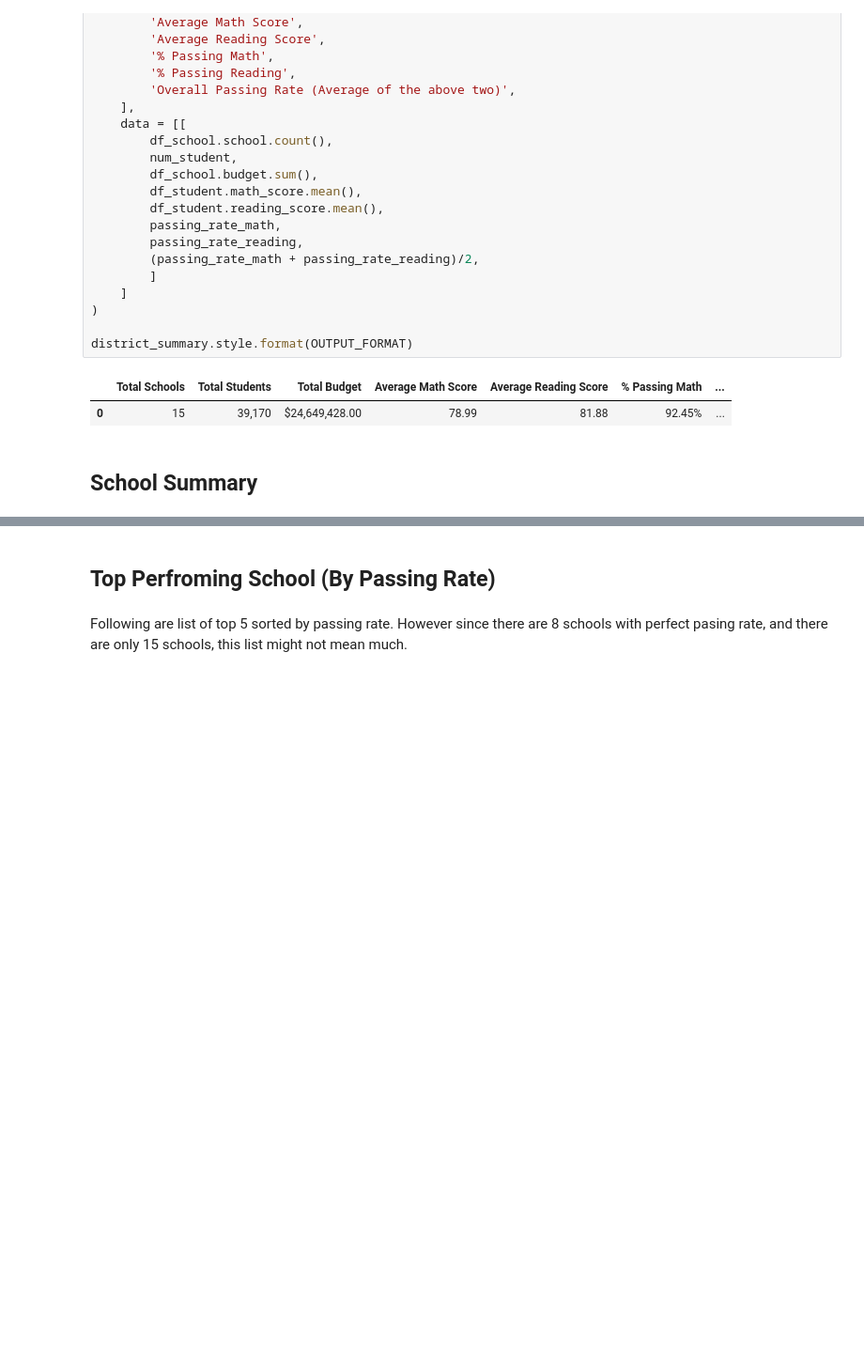
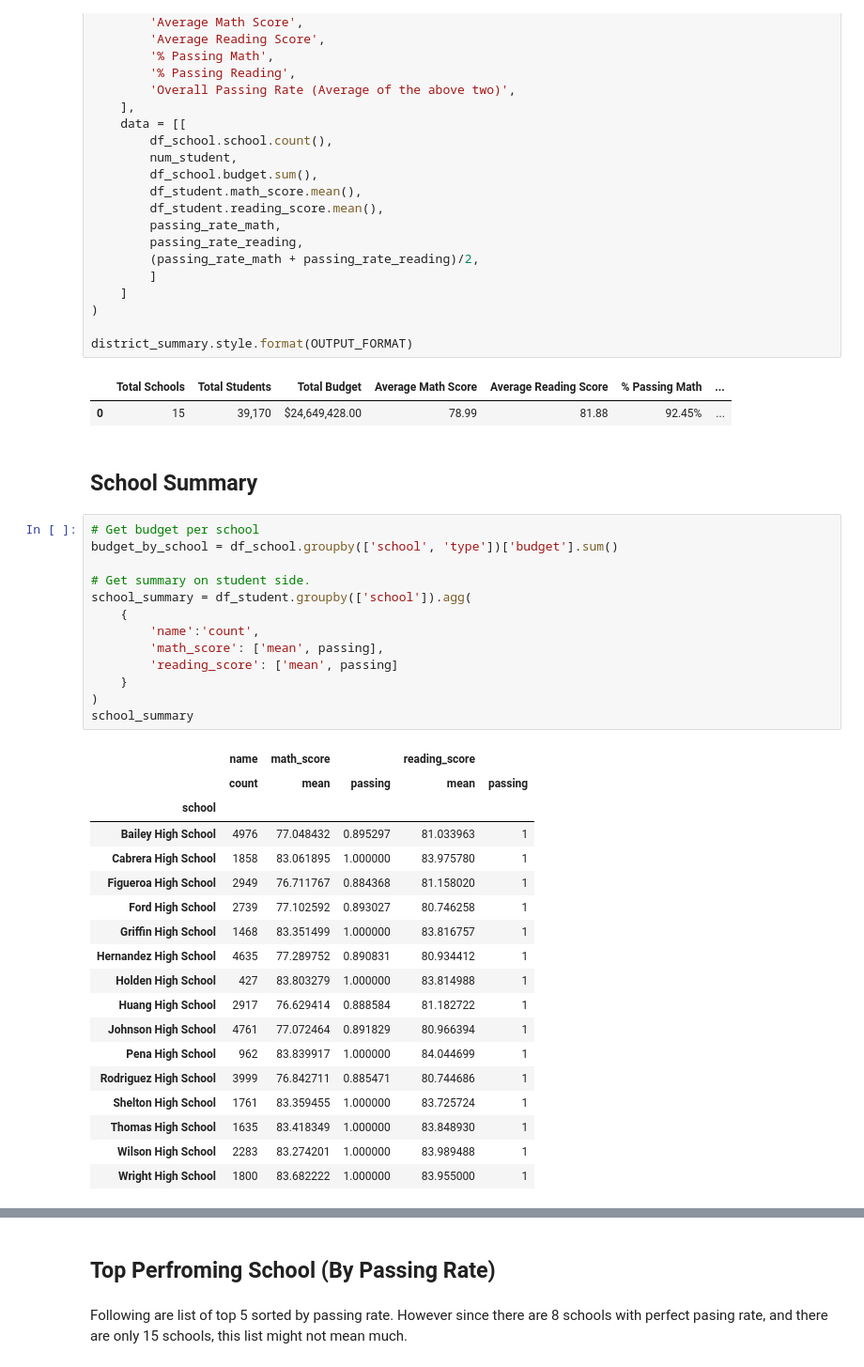
Before and after one commit to feng443/RUDSWeek4Pandas, a Jupyter notebook: PyCitySchools/academy_of_py.ipynb, the cells around one changed output, grey strips where cells are left out. Shown at 94% size. Cells and saved outputs as stored; diff of their text form; blank space fills up the shorter version.

```diff
--- a/PyCitySchools/academy_of_py.ipynb
+++ b/PyCitySchools/academy_of_py.ipynb
@@ -84,4 +84,36 @@ district_summary.style.format(OUTPUT_FORMAT)
 | 0 | 15 | 39,170 | $24,649,428.00 | 78.99 | 81.88 | 92.45% | ... |
 # %% [markdown]
 ## School Summary
+# %%
+# Get budget per school
+budget_by_school = df_school.groupby(['school', 'type'])['budget'].sum()
+
+# Get summary on student side.
+school_summary = df_student.groupby(['school']).agg(
+    {
+        'name':'count',
+        'math_score': ['mean', passing],
+        'reading_score': ['mean', passing]
+    }
+)
+school_summary
+# %% [output]
+|  | name | math_score |  | reading_score |  |
+|  | count | mean | passing | mean | passing |
+| school |  |  |  |  |  |
+| Bailey High School | 4976 | 77.048432 | 0.895297 | 81.033963 | 1 |
+| Cabrera High School | 1858 | 83.061895 | 1.000000 | 83.975780 | 1 |
+| Figueroa High School | 2949 | 76.711767 | 0.884368 | 81.158020 | 1 |
+| Ford High School | 2739 | 77.102592 | 0.893027 | 80.746258 | 1 |
+| Griffin High School | 1468 | 83.351499 | 1.000000 | 83.816757 | 1 |
+| Hernandez High School | 4635 | 77.289752 | 0.890831 | 80.934412 | 1 |
+| Holden High School | 427 | 83.803279 | 1.000000 | 83.814988 | 1 |
+| Huang High School | 2917 | 76.629414 | 0.888584 | 81.182722 | 1 |
+| Johnson High School | 4761 | 77.072464 | 0.891829 | 80.966394 | 1 |
+| Pena High School | 962 | 83.839917 | 1.000000 | 84.044699 | 1 |
+| Rodriguez High School | 3999 | 76.842711 | 0.885471 | 80.744686 | 1 |
+| Shelton High School | 1761 | 83.359455 | 1.000000 | 83.725724 | 1 |
+| Thomas High School | 1635 | 83.418349 | 1.000000 | 83.848930 | 1 |
+| Wilson High School | 2283 | 83.274201 | 1.000000 | 83.989488 | 1 |
+| Wright High School | 1800 | 83.682222 | 1.000000 | 83.955000 | 1 |
 # %%
```
Also changed, not shown: parts of 3 cells of this notebook, 2 other files.
